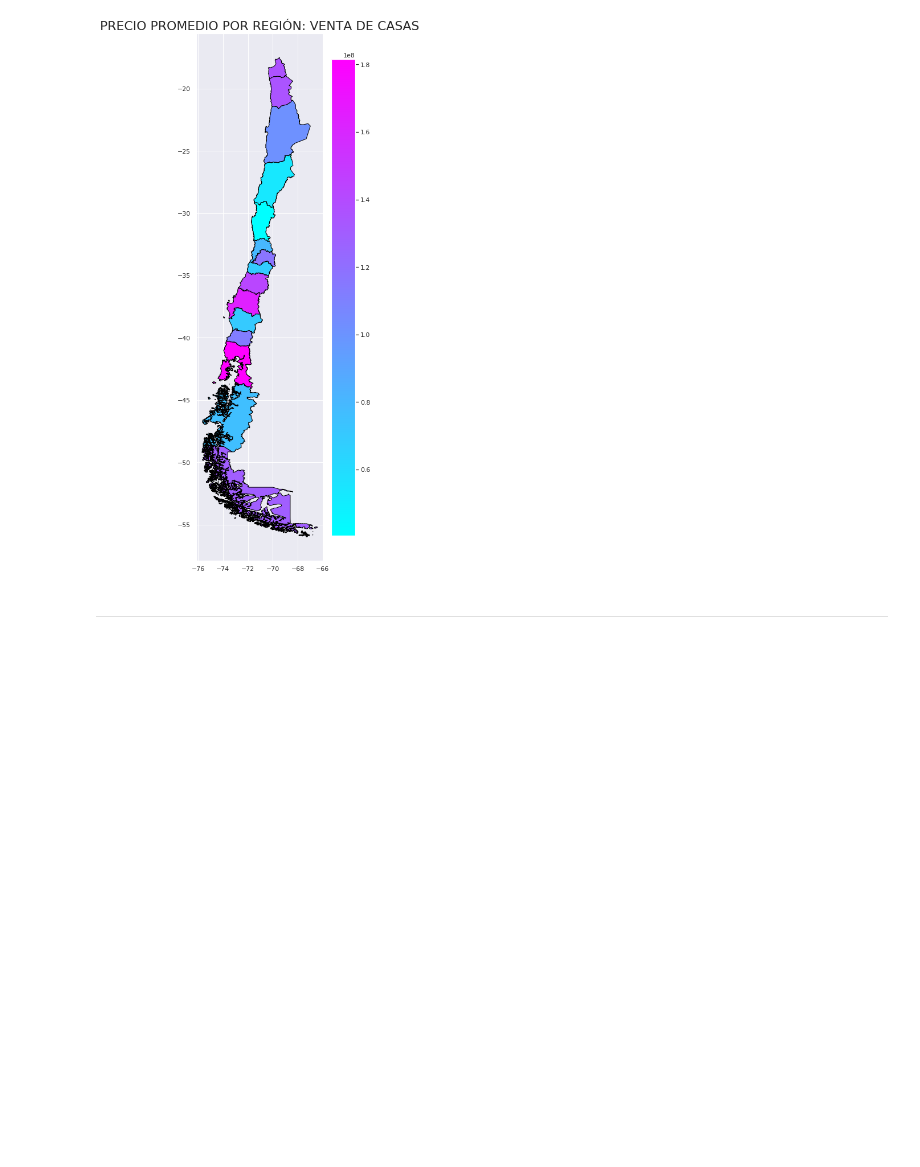
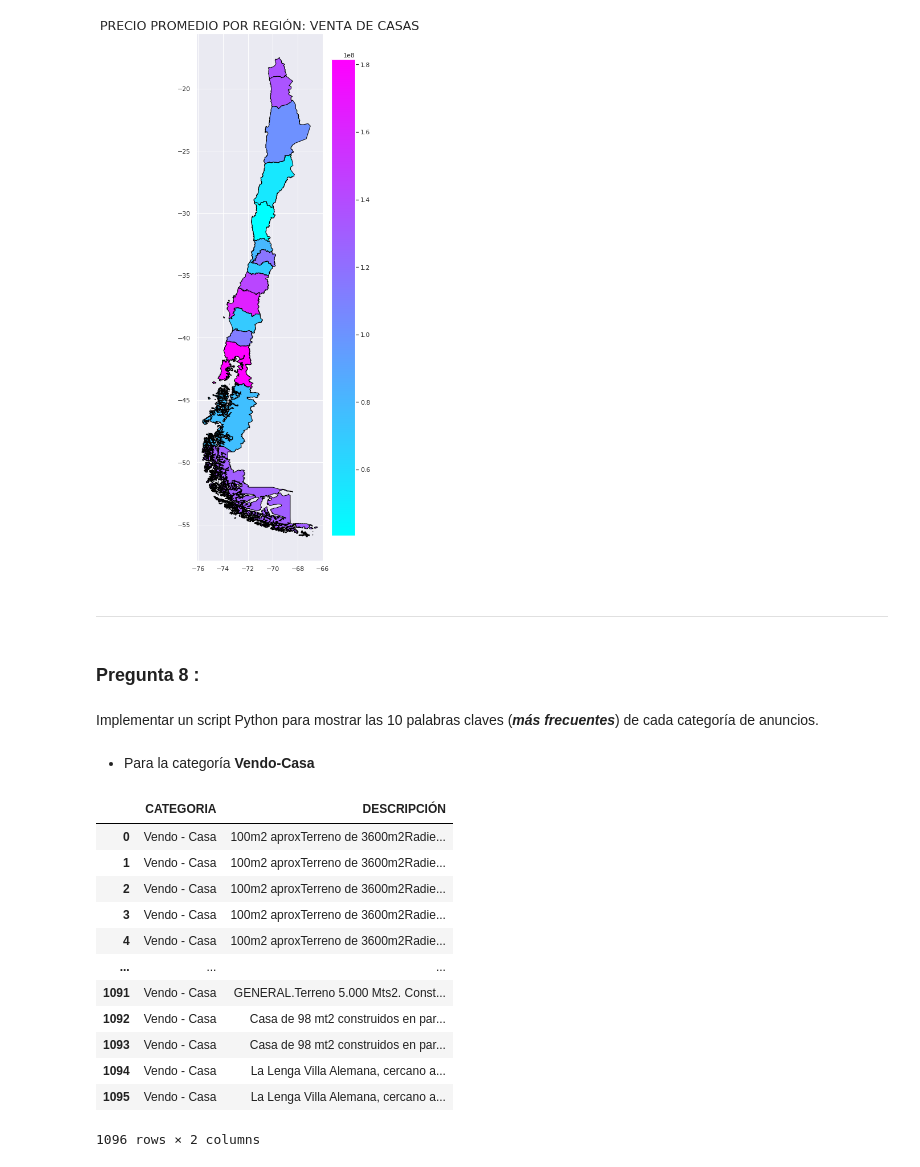
Before and after one commit to clfak/INFO133, a Jupyter notebook: BBD/Trabajo Práctico/Yapo2.ipynb, the cells around one changed output. Drawn from its saved outputs; the diff is of its cells as text; code cells hidden in the pictures; blank space fills up the shorter version.

Commit message:
Preguntas(5-10)

```diff
--- a/BBD/Trabajo Práctico/Yapo2.ipynb
+++ b/BBD/Trabajo Práctico/Yapo2.ipynb
@@ -360,3 +361,7 @@ plt.show()
 [figure]
 # %% [markdown]
 ---
+# %% [markdown]
+### Pregunta 8 :
+# %% [markdown]
+Implementar un script Python para mostrar las 10 palabras claves (___más frecuentes___) de cada categoría de anuncios.
@@ -362,0 +370,22 @@ plt.show()
+# %% [markdown]
+* Para la categoría __Vendo-Casa__
+# %%
+sql = "SELECT categoria AS CATEGORIA,descripcion AS DESCRIPCIÓN FROM anuncio WHERE categoria = 'Vendo - Casa';"
+cursor.execute(sql)
+dataframe = DataFrame(cursor.fetchall())
+dataframe.columns = cursor.column_names
+dataframe
+# %% [output]
+|  | CATEGORIA | DESCRIPCIÓN |
+| 0 | Vendo - Casa | 100m2 aproxTerreno de 3600m2Radie... |
+| 1 | Vendo - Casa | 100m2 aproxTerreno de 3600m2Radie... |
+| 2 | Vendo - Casa | 100m2 aproxTerreno de 3600m2Radie... |
+| 3 | Vendo - Casa | 100m2 aproxTerreno de 3600m2Radie... |
+| 4 | Vendo - Casa | 100m2 aproxTerreno de 3600m2Radie... |
+| ... | ... | ... |
+| 1091 | Vendo - Casa | GENERAL.Terreno 5.000 Mts2. Const... |
+| 1092 | Vendo - Casa | Casa de 98 mt2 construidos en par... |
+| 1093 | Vendo - Casa | Casa de 98 mt2 construidos en par... |
+| 1094 | Vendo - Casa | La Lenga Villa Alemana, cercano a... |
+| 1095 | Vendo - Casa | La Lenga Villa Alemana, cercano a... |
+1096 rows × 2 columns
```
Also changed, not shown: parts of 33 cells of this notebook.
